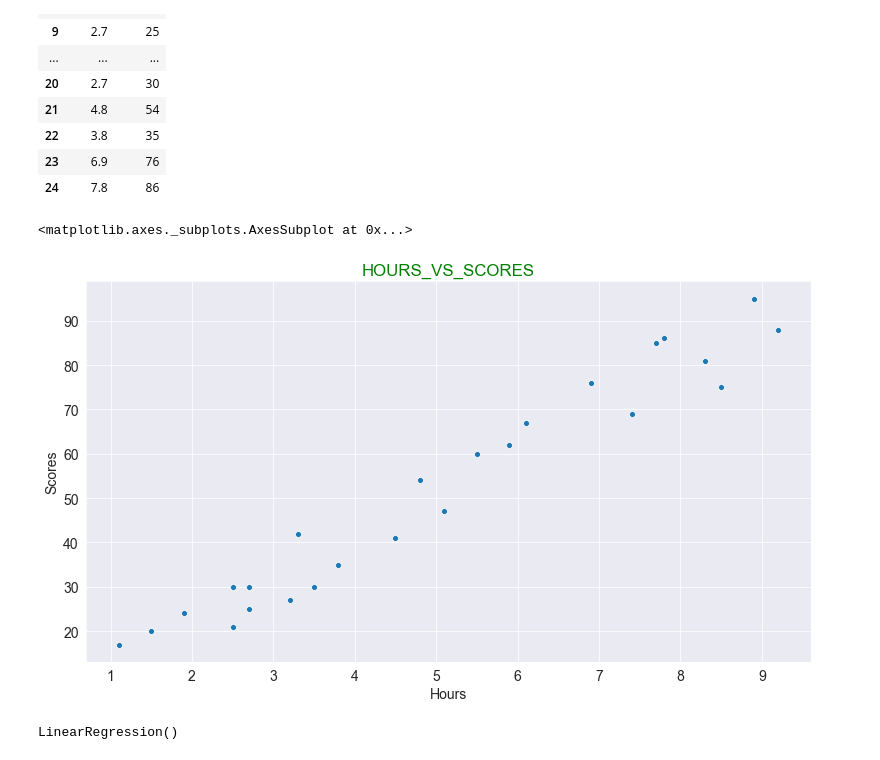
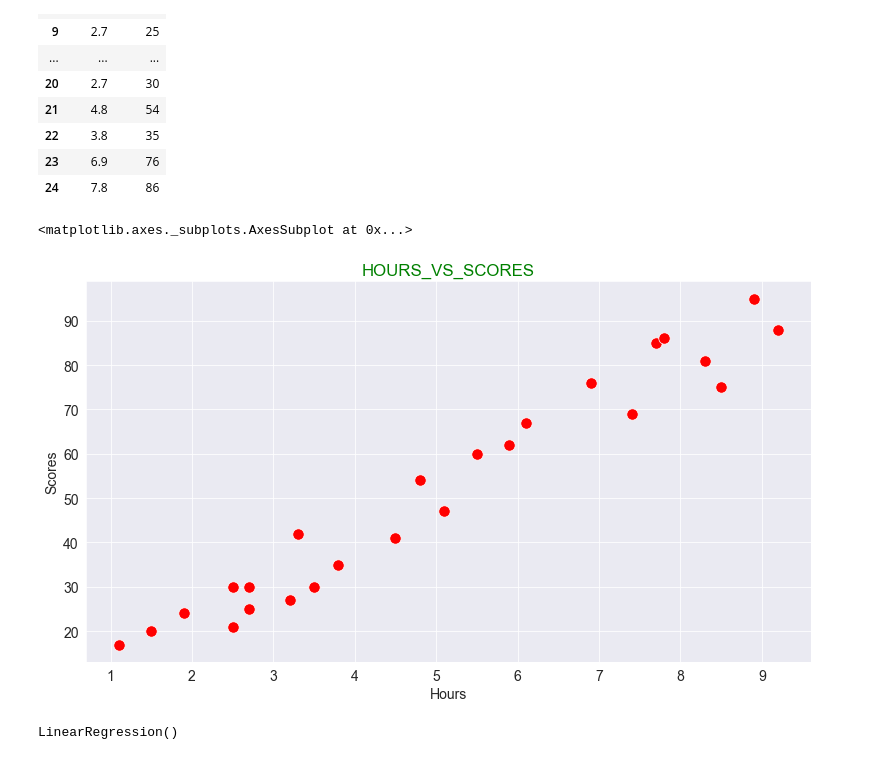
Before and after one commit to Arpan-tech-create/THE_SPARKS_FOUNDATION, a Jupyter notebook: Supervised ML Algo.ipynb, the cells around one changed output. Saved outputs shown, nothing was run; the diff lists cells and outputs as text; code cells hidden in the pictures.

```diff
--- a/Supervised ML Algo.ipynb
+++ b/Supervised ML Algo.ipynb
@@ -43,10 +43,10 @@ data
 | 24 | 7.8 | 86 |
 # %%
 plt.title('HOURS_VS_SCORES',color='green')
-sns.scatterplot(x=data.Hours,y=data.Scores,data=data)
+sns.scatterplot(x=data.Hours,y=data.Scores,color='r', marker='o',s=130)
 # %% [output]
 <matplotlib.axes._subplots.AxesSubplot at 0x...>
-[figure, old version]
+[figure, new version]
 # %%
 from sklearn import linear_model
 # %%
```
